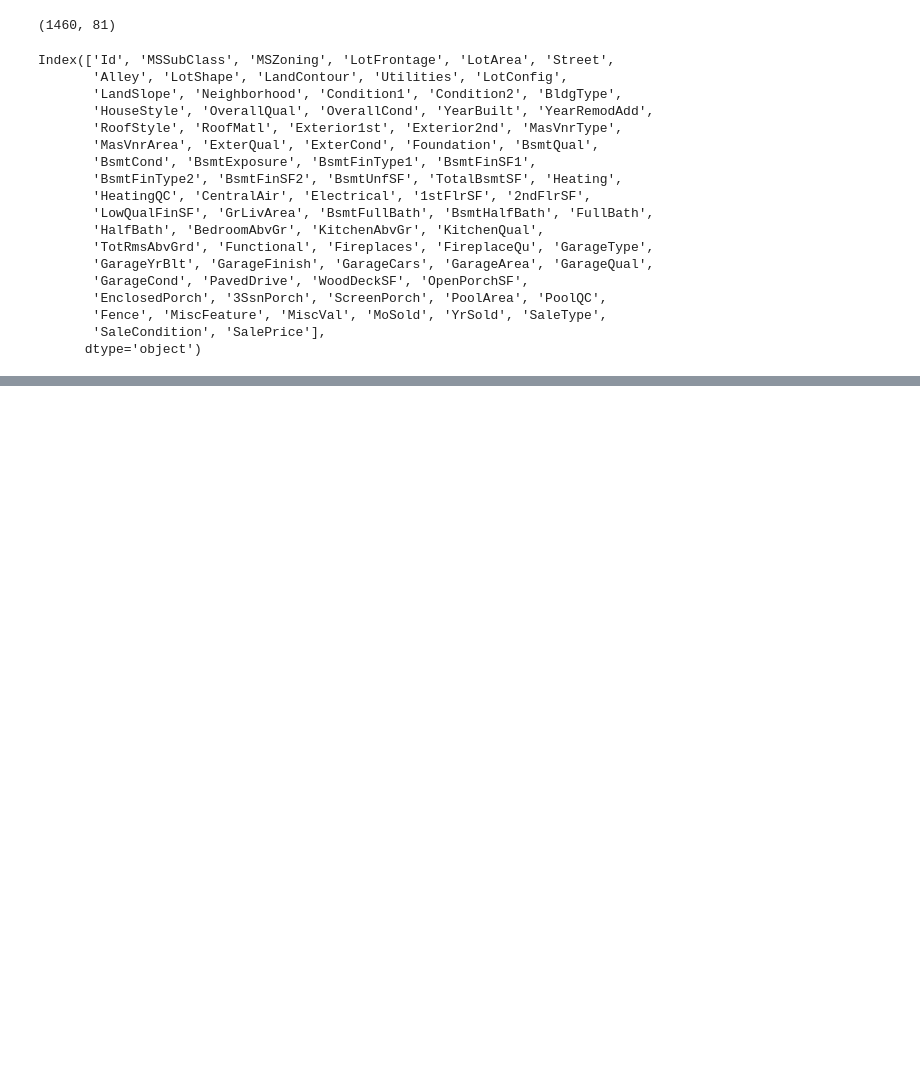
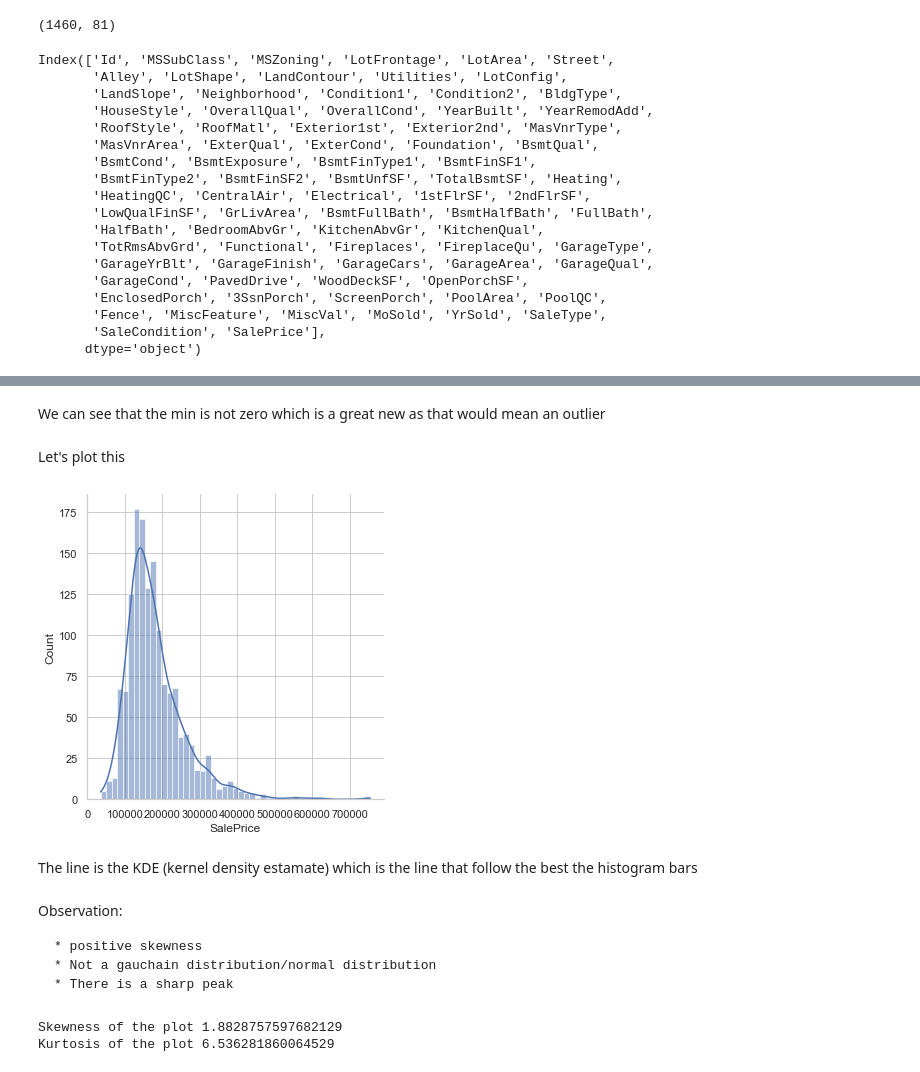
Before and after one commit to semasuka/blog, a Jupyter notebook: ipynb/House price prediction.ipynb, the cells around one changed output, grey strips where cells are left out. Saved outputs shown, nothing was run; the diff lists cells and outputs as text; code cells hidden in the pictures; blank space fills up the shorter version.

```diff
--- a/ipynb/House price prediction.ipynb
+++ b/ipynb/House price prediction.ipynb
@@ -167,0 +194,4 @@ plt.show()
+# %% [markdown]
+We can see that the min is not zero which is a great new as that would mean an outlier
+# %% [markdown]
+Let's plot this
@@ -167,0 +200,19 @@ plt.show()
+# %%
+sns.displot(house_data_train["SalePrice"], kde= True)
+plt.show()
+# %% [output]
+[figure, added]
+# %% [markdown]
+The line is the KDE (kernel density estamate) which is the line that follow the best the histogram bars
+# %% [markdown]
+Observation:
+
+    * positive skewness
+    * Not a gauchain distribution/normal distribution
+    * There is a sharp peak
+# %%
+print("Skewness of the plot {}".format(house_data_train["SalePrice"].skew()))
+print("Kurtosis of the plot {}".format(house_data_train["SalePrice"].kurtosis()))
+# %% [output]
+Skewness of the plot 1.8828757597682129
+Kurtosis of the plot 6.536281860064529
```
Also changed, not shown: parts of 105 cells of this notebook, 4 other files.
